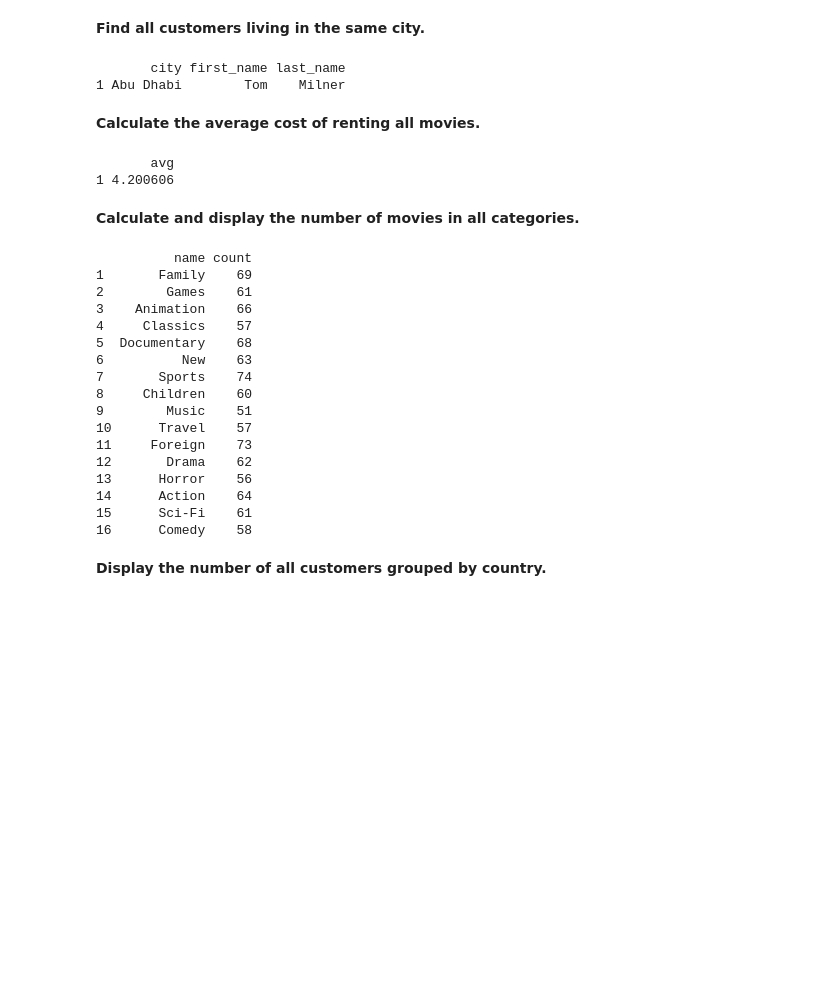
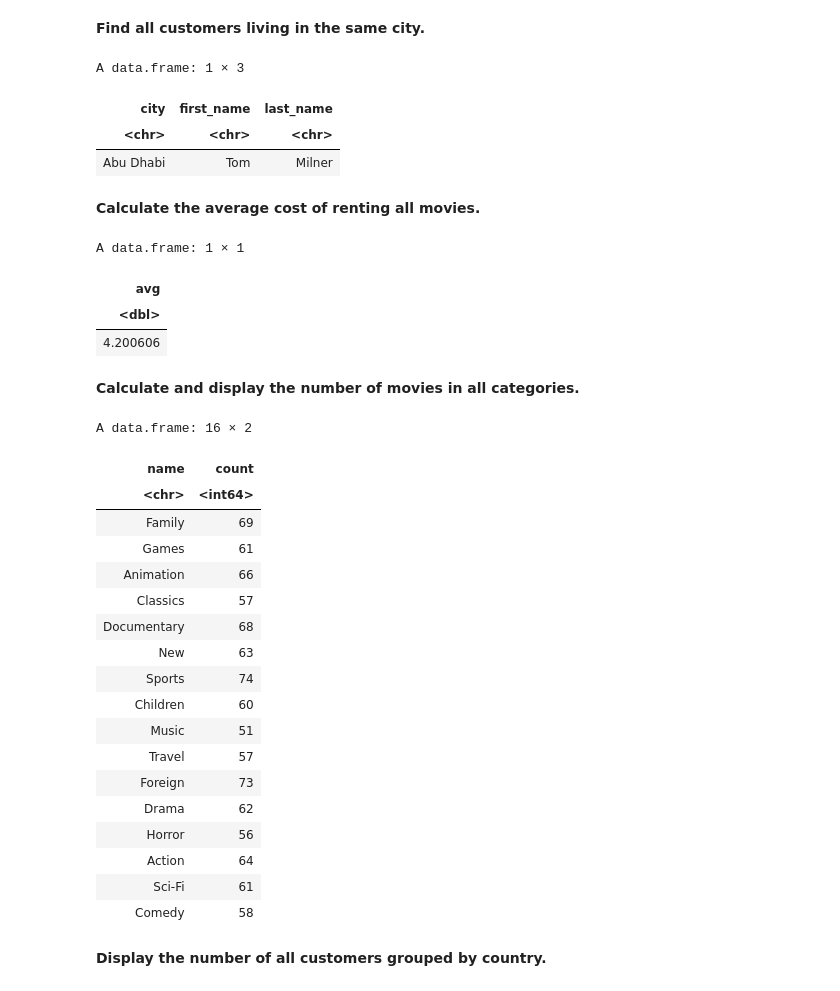
Before and after one commit to patryklatka/Analysis-and-Databases, a Jupyter notebook: Joining_tables_and_subquries.ipynb, the cells around one changed output. Cells and saved outputs as stored; diff of their text form; code cells hidden in the pictures; blank space fills up the shorter version.

```diff
--- a/Joining_tables_and_subquries.ipynb
+++ b/Joining_tables_and_subquries.ipynb
@@ -251,47 +253,53 @@ solution <- dbGetQuery(con, "SELECT city, first_name, last_name
               INNER JOIN city ON address.city_id = city.city_id
               WHERE city = 'Abu Dhabi'
               ORDER BY first_name ASC")
-print(solution)
+solution
 # %% [output]
-       city first_name last_name
-1 Abu Dhabi        Tom    Milner
+A data.frame: 1 × 3
+| city | first_name | last_name |
+| <chr> | <chr> | <chr> |
+| Abu Dhabi | Tom | Milner |
 # %% [markdown]
 **Calculate the average cost of renting all movies.**
 # %%
 solution <- dbGetQuery(con, "SELECT AVG(payment.amount)
                    FROM payment")
-print(solution)
+solution
 # %% [output]
-       avg
-1 4.200606
+A data.frame: 1 × 1
+| avg |
+| <dbl> |
+| 4.200606 |
 # %% [markdown]
 **Calculate and display the number of movies in all categories.**
 # %%
 solution <- dbGetQuery(con, "SELECT cat.name, COUNT(f.film_id)
                    FROM category cat
                    INNER JOIN  film_category fc ON cat.category_id = fc.category_id
                    INNER JOIN film f ON fc.film_id = f.film_id
                    GROUP BY cat.name
                    ")
-print(solution)
+solution
 # %% [output]
-          name count
-1       Family    69
-2        Games    61
-3    Animation    66
-4     Classics    57
-5  Documentary    68
-6          New    63
-7       Sports    74
-8     Children    60
-9        Music    51
-10      Travel    57
-11     Foreign    73
-12       Drama    62
-13      Horror    56
-14      Action    64
-15      Sci-Fi    61
-16      Comedy    58
+A data.frame: 16 × 2
+| name | count |
+| <chr> | <int64> |
+| Family | 69 |
+| Games | 61 |
+| Animation | 66 |
+| Classics | 57 |
+| Documentary | 68 |
+| New | 63 |
+| Sports | 74 |
+| Children | 60 |
+| Music | 51 |
+| Travel | 57 |
+| Foreign | 73 |
+| Drama | 62 |
+| Horror | 56 |
+| Action | 64 |
+| Sci-Fi | 61 |
+| Comedy | 58 |
 # %% [markdown]
 **Display the number of all customers grouped by country.**
 # %%
```
Also changed, not shown: parts of 8 cells of this notebook.
